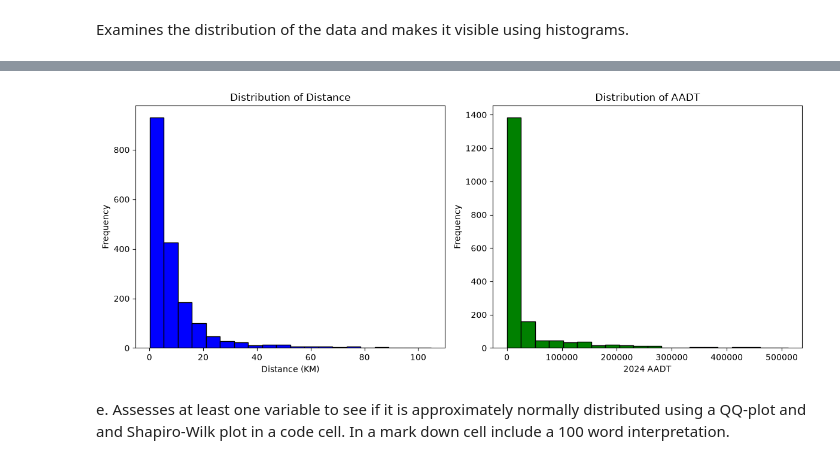
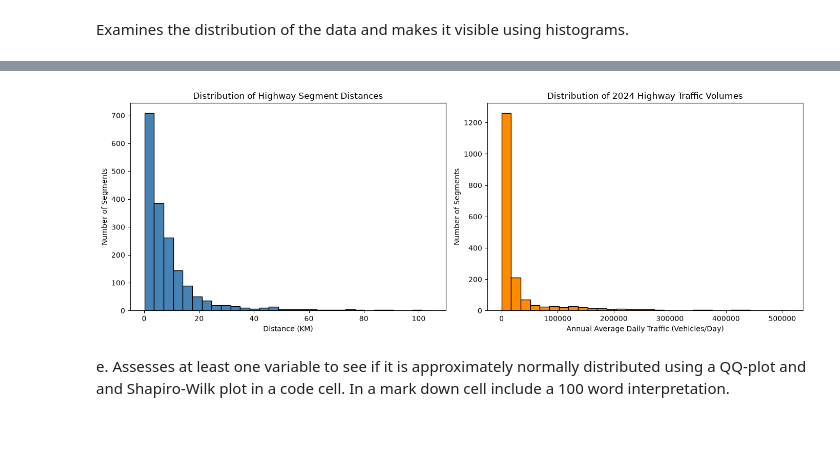
Before and after one commit to JohnBuni/Data-Analysis-Project-Group4, a Jupyter notebook: workshop.ipynb, the cells around one changed output, grey strips where cells are left out. Drawn from its saved outputs; the diff is of its cells as text; code cells hidden in the pictures; blank space fills up the shorter version.

```diff
--- a/workshop.ipynb
+++ b/workshop.ipynb
@@ -36,28 +86,33 @@ Examines the distribution of the data and makes it visible using histograms.
 # %%
-# create two histograms on the data for frequency/distribution of distance and aadt.
-import matplotlib.pyplot as plt
+# Create histograms for highway segment distance and traffic volume.
+fig, axes = plt.subplots(1, 2, figsize=(14, 5))
 
-# Assuming the data is in a DataFrame called df with columns 'distance' and 'aadt'
-plt.figure(figsize=(12, 5))
+# Histogram 1: Highway segment distance
+axes[0].hist(
+    df["Distance (KM)"],
+    bins=30,
+    color="steelblue",
+    edgecolor="black"
+)
+axes[0].set_title("Distribution of Highway Segment Distances")
+axes[0].set_xlabel("Distance (KM)")
+axes[0].set_ylabel("Number of Segments")
 
-# Histogram for distance
-plt.subplot(1, 2, 1)
-plt.hist(df['Distance (KM)'], bins=20, color='blue', edgecolor='black')
-plt.title('Distribution of Distance')
-plt.xlabel('Distance (KM)')
-plt.ylabel('Frequency')
-
-# Histogram for aadt
-plt.subplot(1, 2, 2)
-plt.hist(df['2024 AADT'], bins=20, color='green', edgecolor='black')
-plt.title('Distribution of AADT')
-plt.xlabel('2024 AADT')
-plt.ylabel('Frequency')
+# Histogram 2: Annual Average Daily Traffic
+axes[1].hist(
+    df["2024 AADT"],
+    bins=30,
+    color="darkorange",
+    edgecolor="black"
+)
+axes[1].set_title("Distribution of 2024 Highway Traffic Volumes")
+axes[1].set_xlabel("Annual Average Daily Traffic (Vehicles/Day)")
+axes[1].set_ylabel("Number of Segments")
 
 plt.tight_layout()
 plt.show()
 # %% [output]
-[figure, old version]
+[figure, new version]
 # %% [markdown]
 e. Assesses at least one variable to see if it is approximately normally distributed
 using a QQ-plot and and Shapiro-Wilk plot in a code cell. In a mark down cell
```
Also changed, not shown: parts of 17 cells of this notebook, 1 other file.
